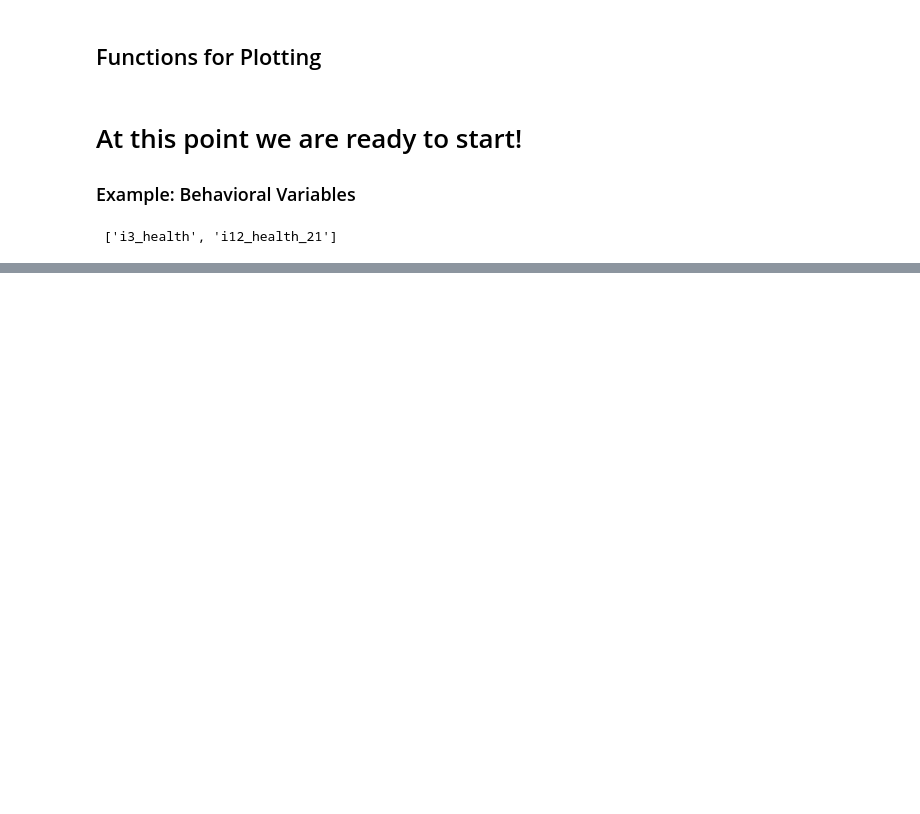
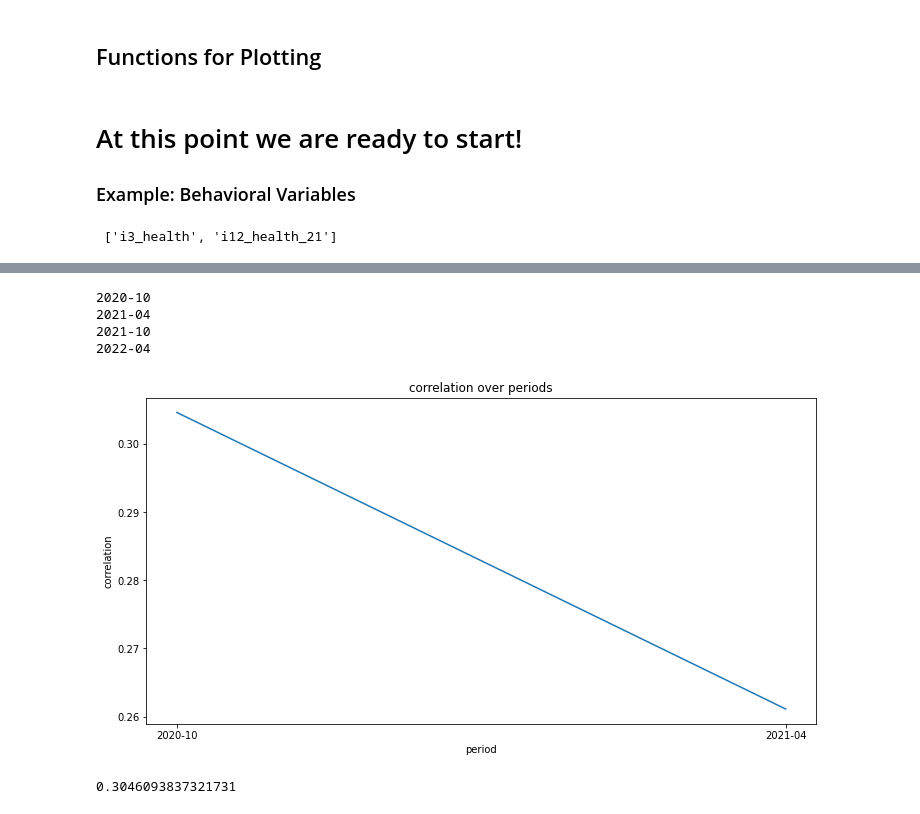
Before and after one commit to sevenbanisch/hackthon_yougov_data, a Jupyter notebook: hackathon/sven/infectionbehavior.ipynb, the cells around one changed output, grey strips where cells are left out. Cells and saved outputs as stored; diff of their text form; code cells hidden in the pictures; blank space fills up the shorter version.

```diff
--- a/hackathon/sven/infectionbehavior.ipynb
+++ b/hackathon/sven/infectionbehavior.ipynb
@@ -190,0 +192,46 @@ df['i3_health'].isna()
+# %%
+
+#df['i3_health'].isna()
+
+
+periods = ['2020-04','2020-10','2021-04','2021-10','2022-04']
+
+#df[items]
+
+
+
+#df_P1 = df[ (df['endtime'] >= '2020-04' ) &   (df['endtime'] < '2020-10') ]
+#print(df_P1.shape)
+
+#df_P2 = df[ ( df['endtime'] >= '2020-10' ) & ( df['endtime'] < '2021-04' ) ]
+#print(df_P2.shape)
+
+correlations = []
+old_period = '2020-04'
+for px,period in enumerate(periods[1:len(periods)]):
+    print(period)
+    correlations.append( df.loc[(df["endtime"] <= period) & (df["endtime"] > old_period),items].corr().iloc[0][1])
+    old_period = period
+#correlations
+
+x = periods[1:len(periods)]
+y = correlations
+
+fig = plt.figure(figsize=(12, 6))
+plt.xlabel("period")
+plt.ylabel("correlation")
+plt.title("correlation over periods")
+plt.plot(x,y)
+#plt.legend()
+#plt.figsize(20,10)
+plt.show()
+# %% [output]
+2020-10
+2021-04
+2021-10
+2022-04
+[figure, added]
+# %%
+correlation[0].iloc[0][1]
+# %% [output]
+0.3046093837321731
```
Also changed, not shown: parts of 3 cells of this notebook, 1 other file.
